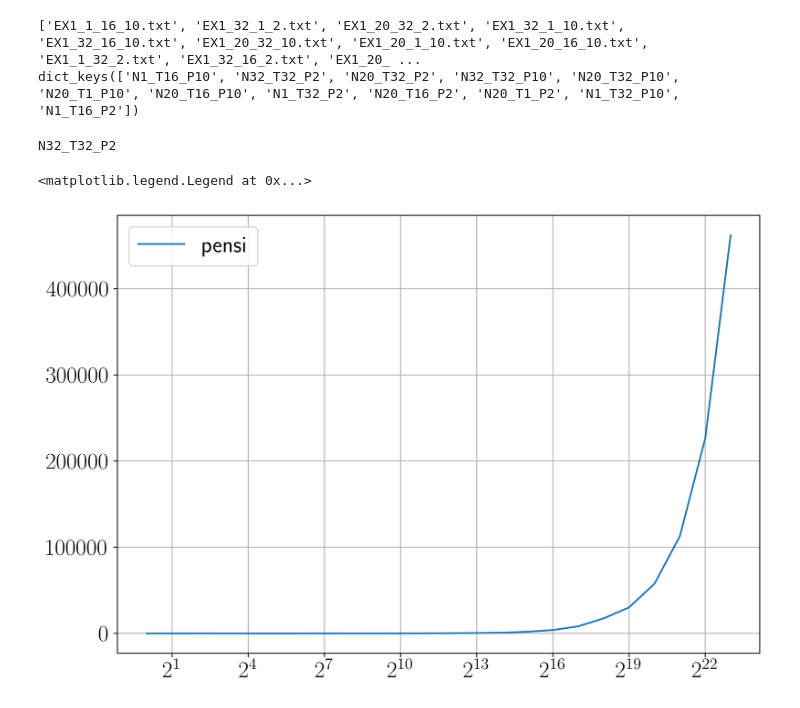
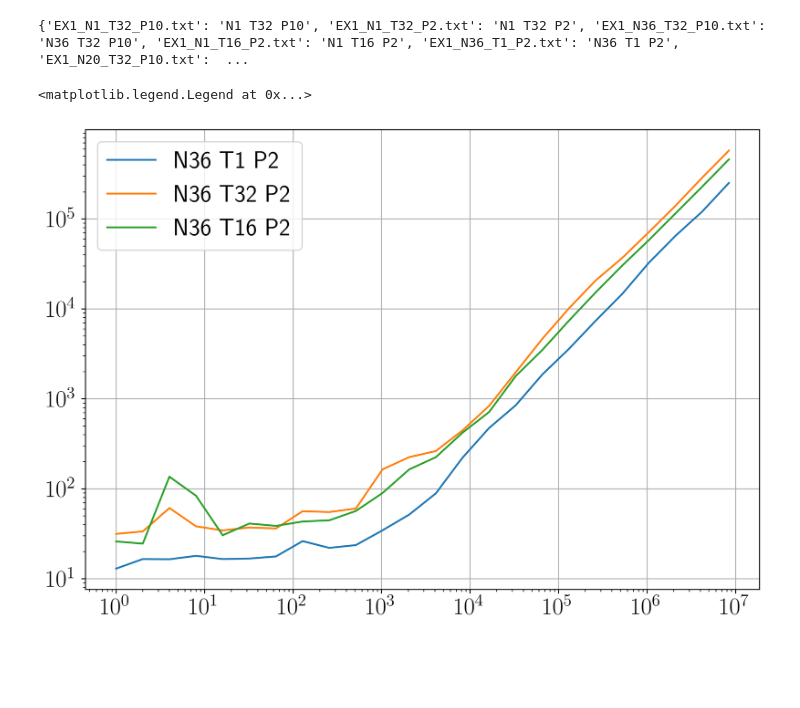
Before and after one commit to tellocam/HPC, a Jupyter notebook: Exercise_2/hydra_env/hydra_output_folders/hydra_Ex1_output/ex1_plots.ipynb, the cells around one changed output. Cells and saved outputs as stored; diff of their text form; code cells hidden in the pictures; blank space fills up the shorter version.

Commit message:
plots are finally working nicely!

```diff
--- a/Exercise_2/hydra_env/hydra_output_folders/hydra_Ex1_output/ex1_plots.ipynb
+++ b/Exercise_2/hydra_env/hydra_output_folders/hydra_Ex1_output/ex1_plots.ipynb
@@ -25,45 +25,33 @@ plt.rcParams['figure.dpi'] = 500
 
 save_figures_to_latex = False
 figures_path = '/home/tellocam/Projects/HPC/Exercise_2/latex_ex_2/figures'
-# %%
-txt_files = glob.glob("EX1_*.txt")
-print(txt_files)
-
-def change_filename(txt_name):
-    # Create number of nodes String prefix
-    if 'EX1_1' in txt_name: N = 'N1_'
-    if 'EX1_20' in txt_name: N = 'N20_'
-    if 'EX1_32' in txt_name: N = 'N32_'
-    # Create Tasks Per Node String
-    if '_1_' in txt_name: TPN = 'T1_'
-    if '_16_' in txt_name: TPN = 'T16_'
-    if '_32_' in txt_name and : TPN = 'T32_'
-    # Create power String Suffix
-    if '_2.txt' in txt_name: P = 'P2'
-    if '_10.txt' in txt_name: P = 'P10'
-    return N + TPN + P
-
-df_dict = {}
-for file in txt_files:
-    df = pd.read_csv(file, sep=',', header=None)
-    df.rename(columns={0:"count", 1:"bytes", 2:"avg", 3:"min", 4:"med", 5:"stddev", 6:"CI"}, inplace=True)
-    df_dict[change_filename(file)] = df
-
-print(df_dict.keys())
-# %% [output]
-['EX1_1_16_10.txt', 'EX1_32_1_2.txt', 'EX1_20_32_2.txt', 'EX1_32_1_10.txt', 'EX1_32_16_10.txt', 'EX1_20_32_10.txt', 'EX1_20_1_10.txt', 'EX1_20_16_10.txt', 'EX1_1_32_2.txt', 'EX1_32_16_2.txt', 'EX1_20_ ...
-dict_keys(['N1_T16_P10', 'N32_T32_P2', 'N20_T32_P2', 'N32_T32_P10', 'N20_T32_P10', 'N20_T1_P10', 'N20_T16_P10', 'N1_T32_P2', 'N20_T16_P2', 'N20_T1_P2', 'N1_T32_P10', 'N1_T16_P2'])
+# %%
+txt_files = glob.glob("EX1_*.txt")
+
+df_dict = {}
+for file in txt_files:
+    df = pd.read_csv(file, sep=',', header=None)
+    df.rename(columns={0:"count", 1:"bytes", 2:"avg", 3:"min", 4:"med", 5:"stddev", 6:"CI"}, inplace=True)
+    df_dict[file] = df
+
+legend_dict = df_dict.copy()
+for key in legend_dict:
+    legend_dict[key] = key
+    legend_dict[key] = legend_dict[key].replace('EX1_', '')
+    legend_dict[key] = legend_dict[key].replace('.txt', '')
+    legend_dict[key] = legend_dict[key].replace('_', ' ')
+# %% [output]
+{'EX1_N1_T32_P10.txt': 'N1 T32 P10', 'EX1_N1_T32_P2.txt': 'N1 T32 P2', 'EX1_N36_T32_P10.txt': 'N36 T32 P10', 'EX1_N1_T16_P2.txt': 'N1 T16 P2', 'EX1_N36_T1_P2.txt': 'N36 T1 P2', 'EX1_N20_T32_P10.txt':  ...
 # %%
-plt.figure(0)
+plt.figure(1)
 plt.grid()
-for key in df_dict:
-    if 'P2' in key and 'N32' in key:
-        print(key)
+for key in df_dict.keys():
+    legend_entry = str(key)
+    if 'P2' in key and 'N36' in key:
         plot_df = df_dict.get(key)
-        plt.plot(plot_df['count'], plot_df['avg'], label='pensi')
-        plt.xscale('log', base=2)
+        plt.loglog(plot_df['count'], plot_df['avg'], label=legend_dict[key])
+    del legend_entry
 plt.legend()
 # %% [output]
-N32_T32_P2
+<matplotlib.legend.Legend at 0x...>
-<matplotlib.legend.Legend at 0x...>
-[figure, old version]
+[figure, new version]
```
